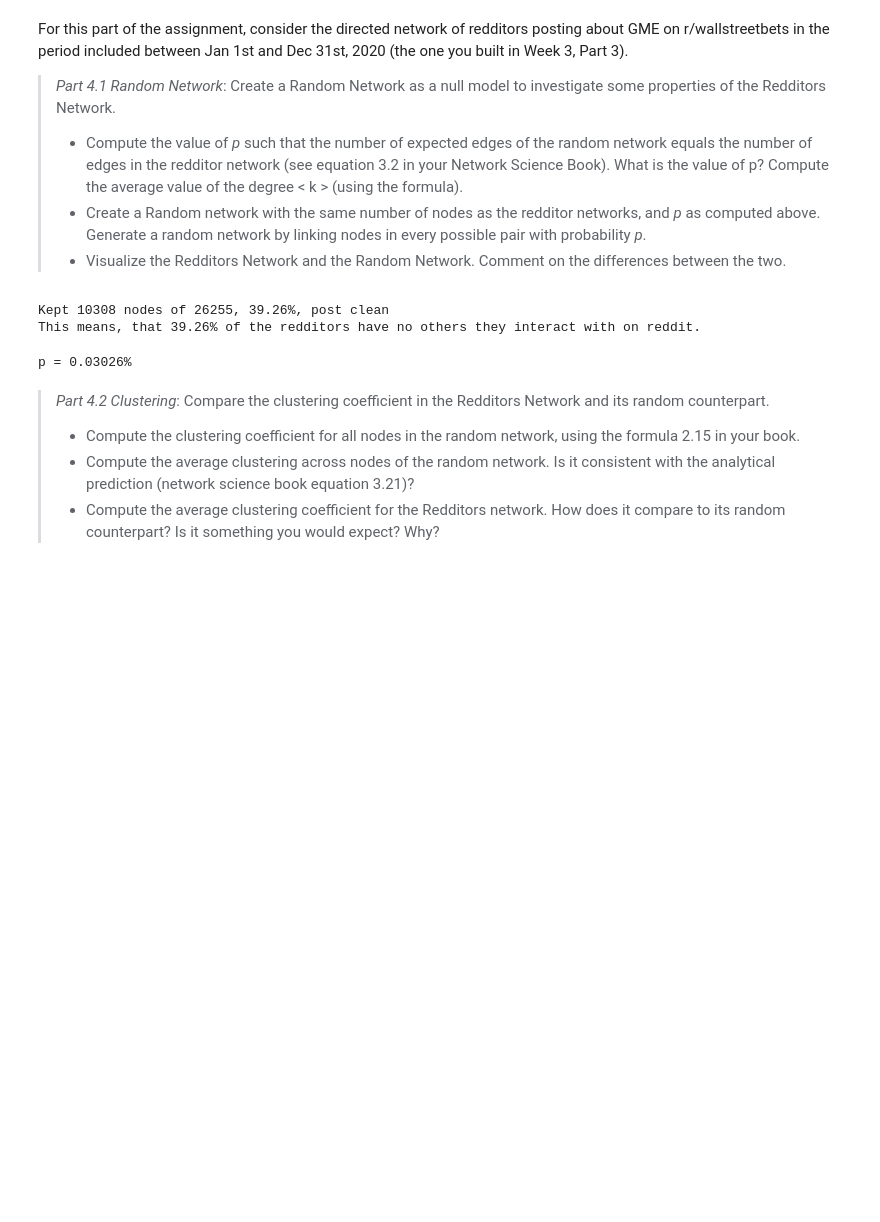
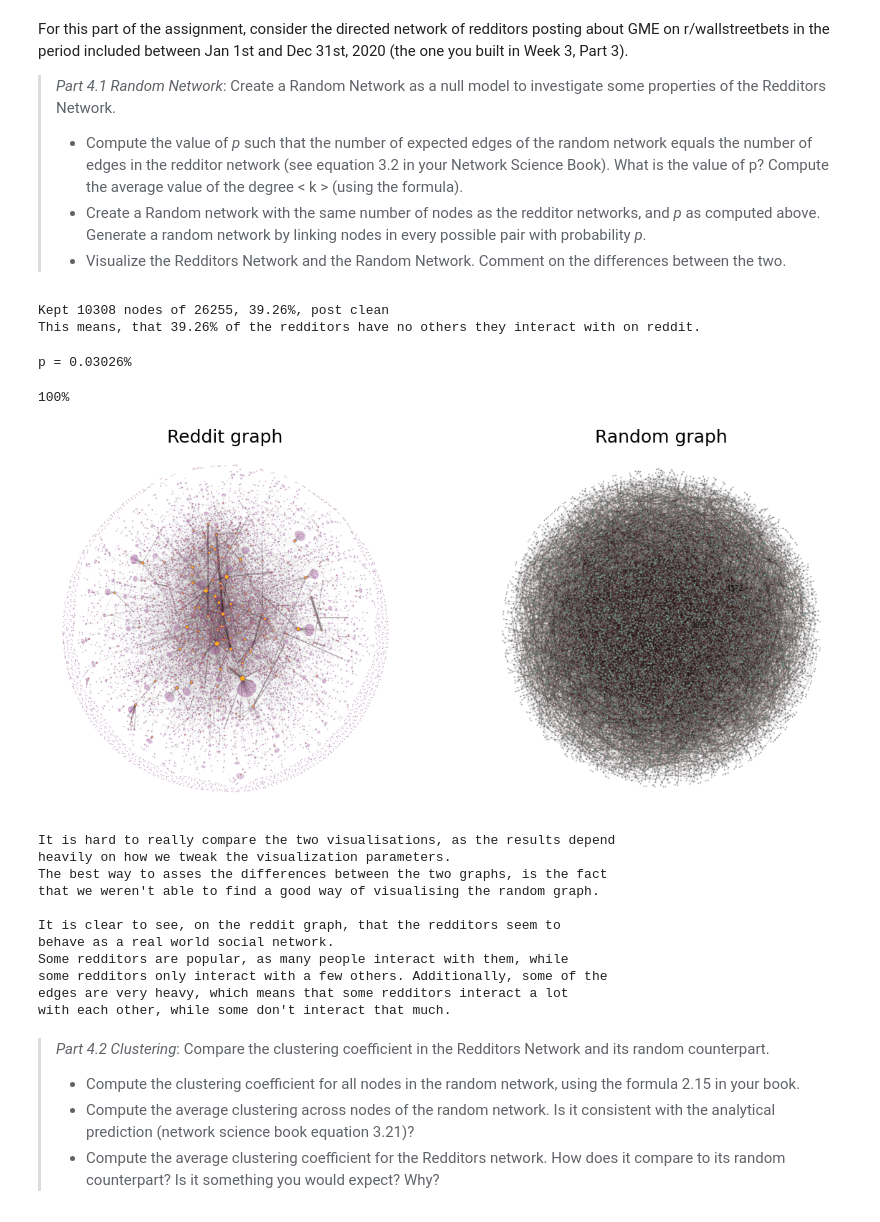
Before and after one commit to nielsenchristianole/02467-Computational-Social-Science, a Jupyter notebook: assignment1.ipynb, the cells around one changed output. Cells and saved outputs as stored; diff of their text form; code cells hidden in the pictures; blank space fills up the shorter version.

```diff
--- a/assignment1.ipynb
+++ b/assignment1.ipynb
@@ -279,9 +281,11 @@ p = 0.03026%
 # finally create graph from edge list
 edge_list = []
 for node1 in range(N-1):
-    # print(f'\r{node1/N:.0%}',end = '')
+    print(f'\r{node1/N:.0%}',end = '')
     for node2 in range(node1+1,N):
         if np.random.rand() <= p: edge_list.append((node1,node2))
 
 random_network = nx.Graph()
 random_network.add_edges_from(edge_list)
+# %% [output]
+100%
@@ -290,3 +292,47 @@ random_network.add_edges_from(edge_list)
+# %%
+#Visualizing the networks
+# visualized using netwulf.visualize(graph)
+# - tweaked in the interactive editor, and stored as image
+# here the results are shown
+
+
+img_reddit = mpimg.imread('reddit_network.png')
+img_random = mpimg.imread('random_network.png')
+fig, axs = plt.subplots(1, 2 ,figsize = (20,15))
+axs[0].axis('off')
+axs[1].axis('off')
+axs[0].set_title('Reddit graph', fontsize = 25)
+axs[1].set_title('Random graph', fontsize = 25)
+axs[0].imshow(img_reddit)
+axs[1].imshow(img_random)
+plt.show()
+
+print("""
+It is hard to really compare the two visualisations, as the results depend
+heavily on how we tweak the visualization parameters.
+The best way to asses the differences between the two graphs, is the fact
+that we weren't able to find a good way of visualising the random graph.
+
+It is clear to see, on the reddit graph, that the redditors seem to
+behave as a real world social network.
+Some redditors are popular, as many people interact with them, while
+some redditors only interact with a few others. Additionally, some of the
+edges are very heavy, which means that some redditors interact a lot
+with each other, while some don't interact that much.
+""")
+# %% [output]
+[figure, added]
+It is hard to really compare the two visualisations, as the results depend
+heavily on how we tweak the visualization parameters.
+The best way to asses the differences between the two graphs, is the fact
+that we weren't able to find a good way of visualising the random graph.
+
+It is clear to see, on the reddit graph, that the redditors seem to
+behave as a real world social network.
+Some redditors are popular, as many people interact with them, while
+some redditors only interact with a few others. Additionally, some of the
+edges are very heavy, which means that some redditors interact a lot
+with each other, while some don't interact that much.
 # %% [markdown]
 > _Part 4.2 Clustering_: Compare the clustering coefficient in the Redditors Network and its random counterpart.
 > * Compute the clustering coefficient for all nodes in the random network, using the formula 2.15 in your book.
```
Also changed, not shown: parts of 4 cells of this notebook, 2 other files.
